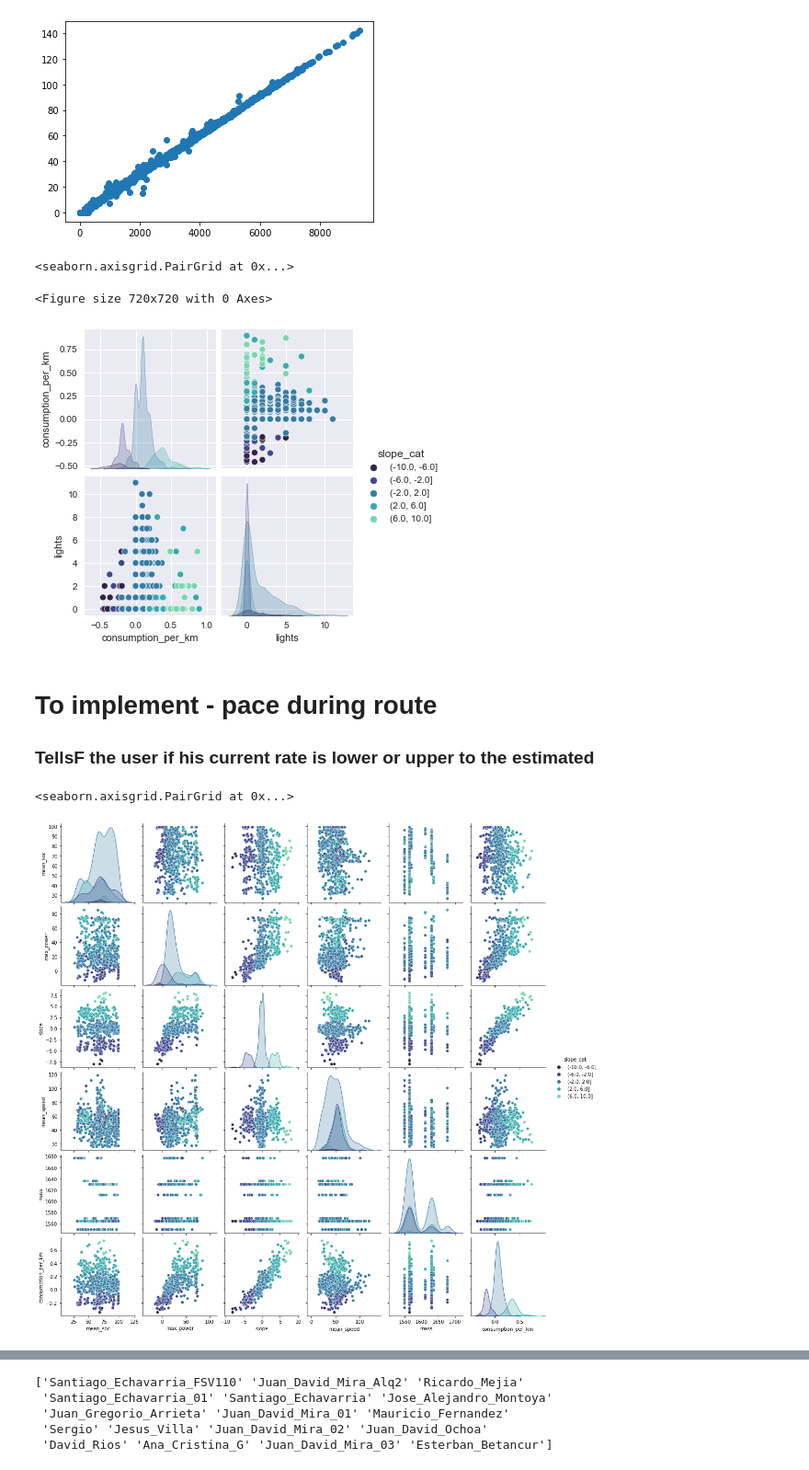
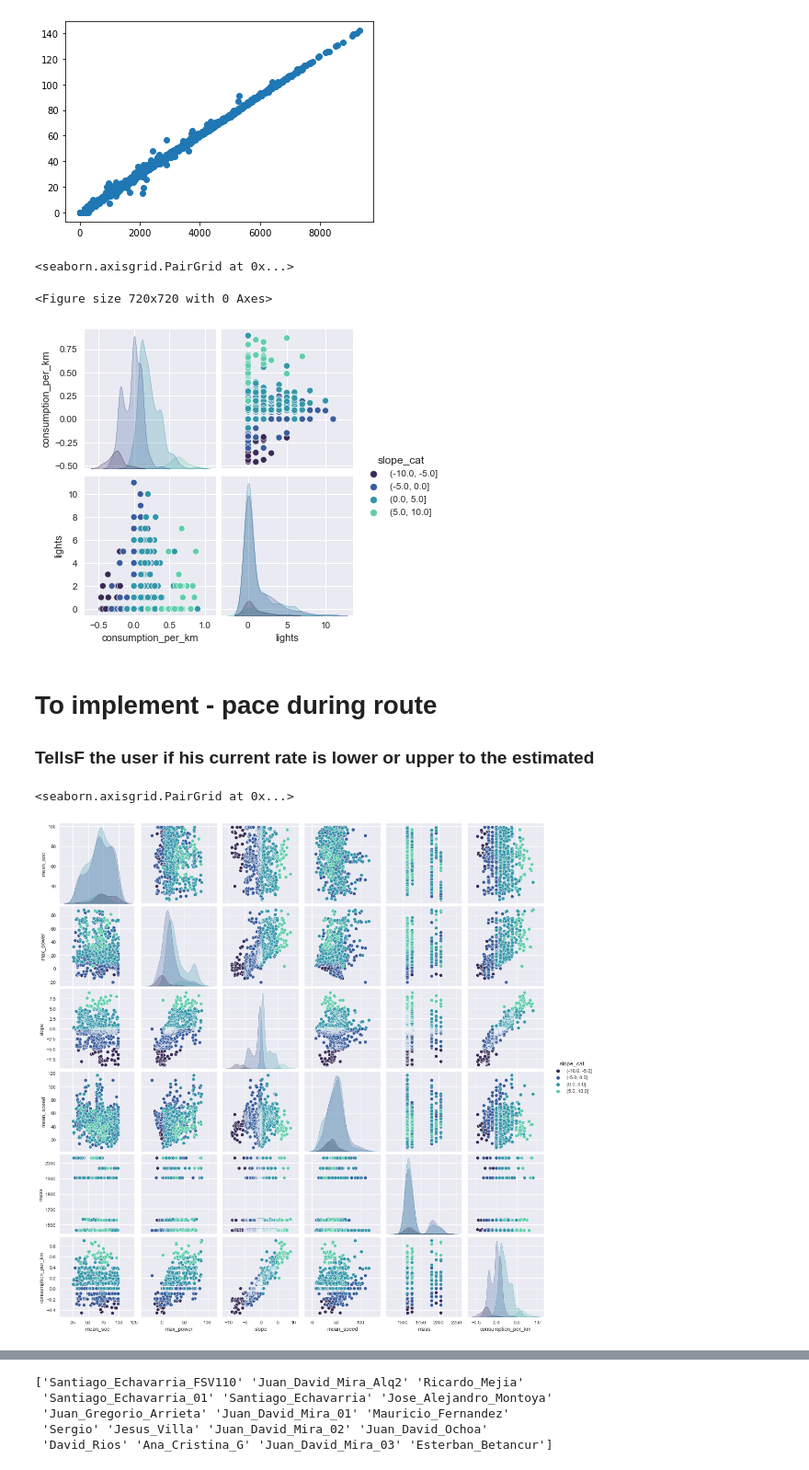
Before and after one commit to sechava4/monitoreogrid, a Jupyter notebook: app/Develops/Consumption_estimation_Journal/Model_generation_notebook.ipynb, the cells around one changed output, grey strips where cells are left out. Shown at 92% size. Cells and saved outputs as stored; diff of their text form; code cells hidden in the pictures.

```diff
--- a/app/Develops/Consumption_estimation_Journal/Model_generation_notebook.ipynb
+++ b/app/Develops/Consumption_estimation_Journal/Model_generation_notebook.ipynb
@@ -576,7 +576,7 @@ print(len(features))
 
 le = LabelEncoder()
 features['highway_enc'] = le.fit_transform(features['highway'])
-features['slope_cat'] = pd.cut(features["slope"], np.arange(-10,10.1,4) )
+features['slope_cat'] = pd.cut(features["slope"], np.arange(-10,10.1,5) )
 features['slope_cat'] = features['slope_cat'].astype('string')
 
 print('equal to 0 =',len(features[features['consumption'] == 0]))
@@ -629,16 +629,16 @@ sns.pairplot(features.dropna().sort_values(['slope']), hue='slope_cat', palette=
 # %% [output]
 <seaborn.axisgrid.PairGrid at 0x...>
 <Figure size 720x720 with 0 Axes>
-[figure, old version]
+[figure, new version]
 # %% [markdown]
 # To implement - pace during route
 ### TellsF the user if his current rate is lower or upper to the estimated
 # %%
-sns.pairplot(features.dropna(), hue='slope_cat', palette='mako', vars=['mean_soc', 'max_power', 'slope', 'mean_speed', 'mass',
+sns.pairplot(features.dropna().sort_values(['slope']), hue='slope_cat', palette='mako', vars=['mean_soc', 'max_power', 'slope', 'mean_speed', 'mass',
                                              'consumption_per_km'], kind='scatter')
 # %% [output]
 <seaborn.axisgrid.PairGrid at 0x...>
-[figure, old version]
+[figure, new version]
 # %%
 features.user_id.unique()
 # %% [output]
```
Also changed, not shown: parts of 33 cells of this notebook, 12 other files.
